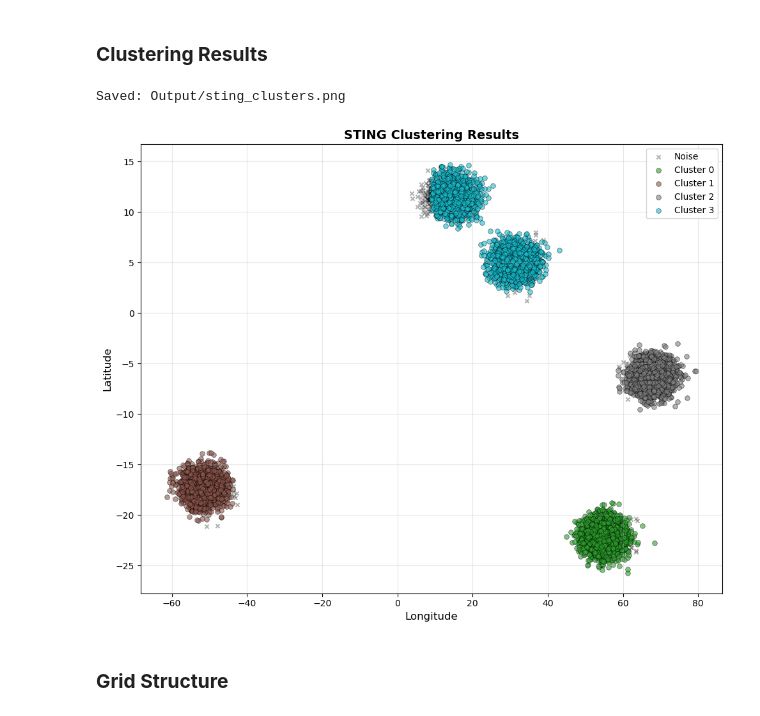
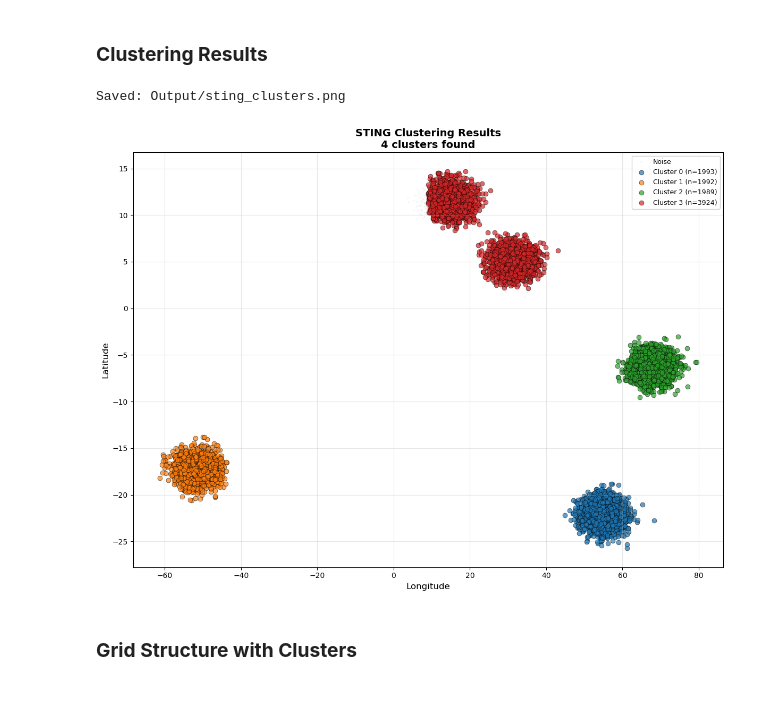
Before and after one commit to qlbusalim/STING-Statistical-Information-Grid, a Jupyter notebook: sting.ipynb, the cells around one changed output. Drawn from its saved outputs; the diff is of its cells as text; code cells hidden in the pictures.

```diff
--- a/sting.ipynb
+++ b/sting.ipynb
@@ -413,11 +402,10 @@ for level, grid in enumerate(grids):
         counts = [c['count'] for c in grid.values() if c['count'] > 0]
         densities = [c['density'] for c in grid.values() if c['count'] > 0]
 
-        n_cells = subdivision ** (level + 1)
-        print(f"\nLevel {level}: ({n_cells}×{n_cells})")
-        print(f"  Total cells: {len(grid)}")
-        print(f"  Non-empty cells: {non_empty}")
-        print(f"  Avg points/cell: {np.mean(counts):.1f}")
-        print(f"  Max points/cell: {max(counts)}")
-        print(f"  Density range: [{min(densities):.6f}, {max(densities):.6f}]")
+        n_cells_per_dim = subdivision ** (level + 1)
+        print(f"\nLevel {level}: ({n_cells_per_dim}×{n_cells_per_dim} grid)")
+        print(f"- Total cells: {len(grid)}")
+        print(f"- Non-empty: {non_empty} ({non_empty/len(grid)*100:.1f}%)")
+        print(f"- Points per cell: min={min(counts)}, max={max(counts)}, avg={np.mean(counts):.1f}")
+        print(f"- Density range: [{min(densities):.6f}, {max(densities):.6f}]")
 # %% [output]
@@ -625,36 +656,40 @@ Cluster labels assigned to all 10000 points
 # %% [markdown]
 ### **Clustering Results**
 # %%
-plt.figure(figsize=(10, 8))
+plt.figure(figsize=(12, 9))
 
 unique_labels = np.unique(labels)
-colors = plt.cm.tab10(np.linspace(0, 1, len(unique_labels)))
+n_clusters_found = len(unique_labels[unique_labels >= 0])
+colors = plt.cm.tab10(np.linspace(0, 1, max(10, n_clusters_found)))
 
-for label, color in zip(unique_labels, colors):
+for label in unique_labels:
     if label == -1:
+        # Noise points
         mask = labels == label
         plt.scatter(X[mask, 1], X[mask, 0],
-                   c='black', marker='x', s=20,
-                   alpha=0.3, label='Noise')
+                   c='lightgray', marker='.', s=15,
+                   alpha=0.3, label='Noise', edgecolors='none')
     else:
+        # Cluster points
         mask = labels == label
         plt.scatter(X[mask, 1], X[mask, 0],
-                   c=[color], s=30, alpha=0.6,
+                   c=[colors[label]], s=40, alpha=0.7,
                    edgecolors='black', linewidth=0.5,
-                   label=f'Cluster {label}')
+                   label=f'Cluster {label} (n={sum(mask)})')
 
 plt.xlabel('Longitude', fontsize=12)
 plt.ylabel('Latitude', fontsize=12)
-plt.title('STING Clustering Results', fontsize=14, fontweight='bold')
-plt.legend()
+plt.title(f'STING Clustering Results\n{n_clusters_found} clusters found',
+          fontsize=14, fontweight='bold')
+plt.legend(loc='best', fontsize=9, framealpha=0.9)
 plt.grid(True, alpha=0.3)
 plt.tight_layout()
 plt.savefig('Output/sting_clusters.png', dpi=300, bbox_inches='tight')
 print("\nSaved: Output/sting_clusters.png")
 plt.show()
 # %% [output]
 Saved: Output/sting_clusters.png
-[figure, old version]
+[figure, new version]
 # %% [markdown]
-### **Grid Structure**
+### **Grid Structure with Clusters**
 # %%
```
Also changed, not shown: parts of 26 cells of this notebook.
